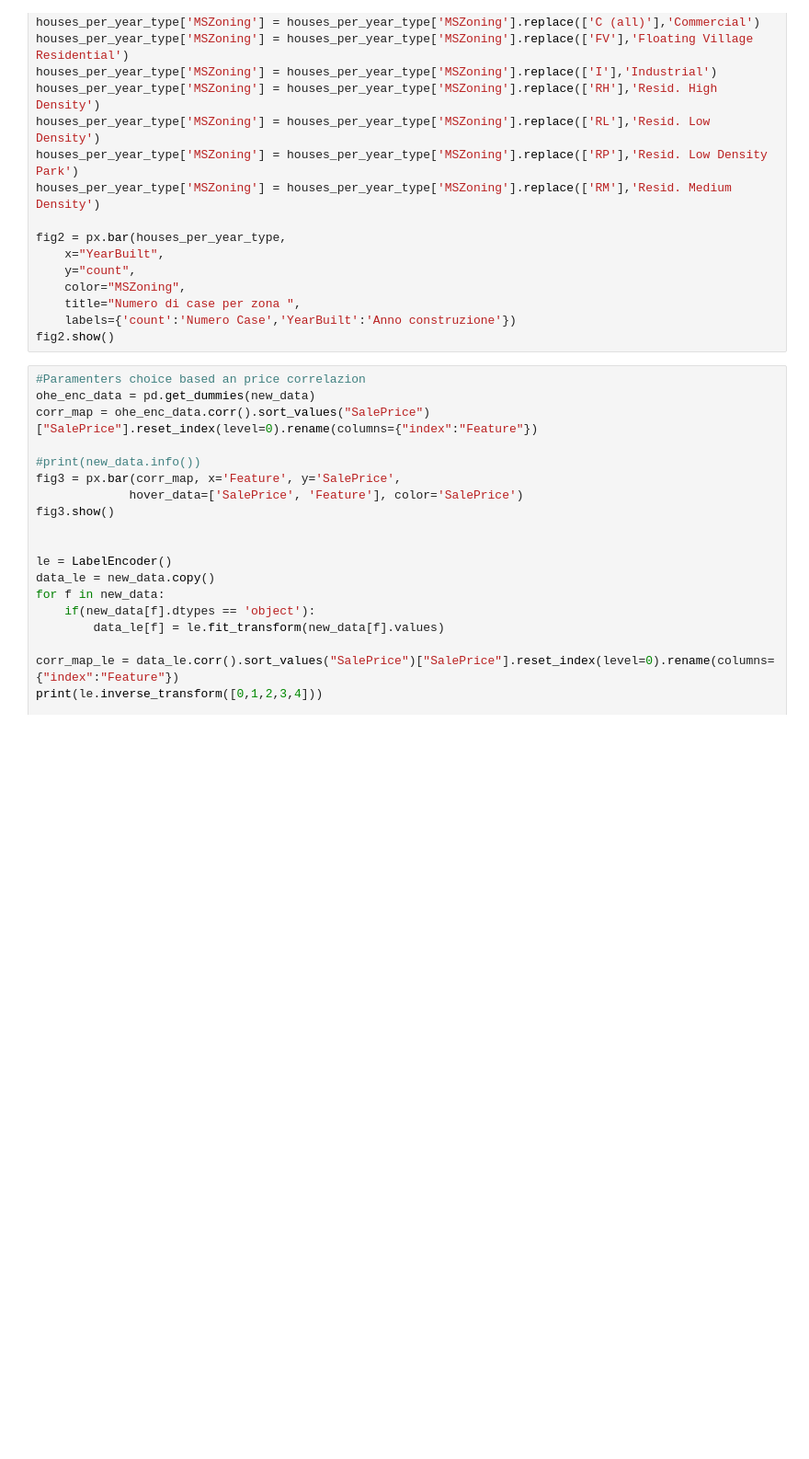
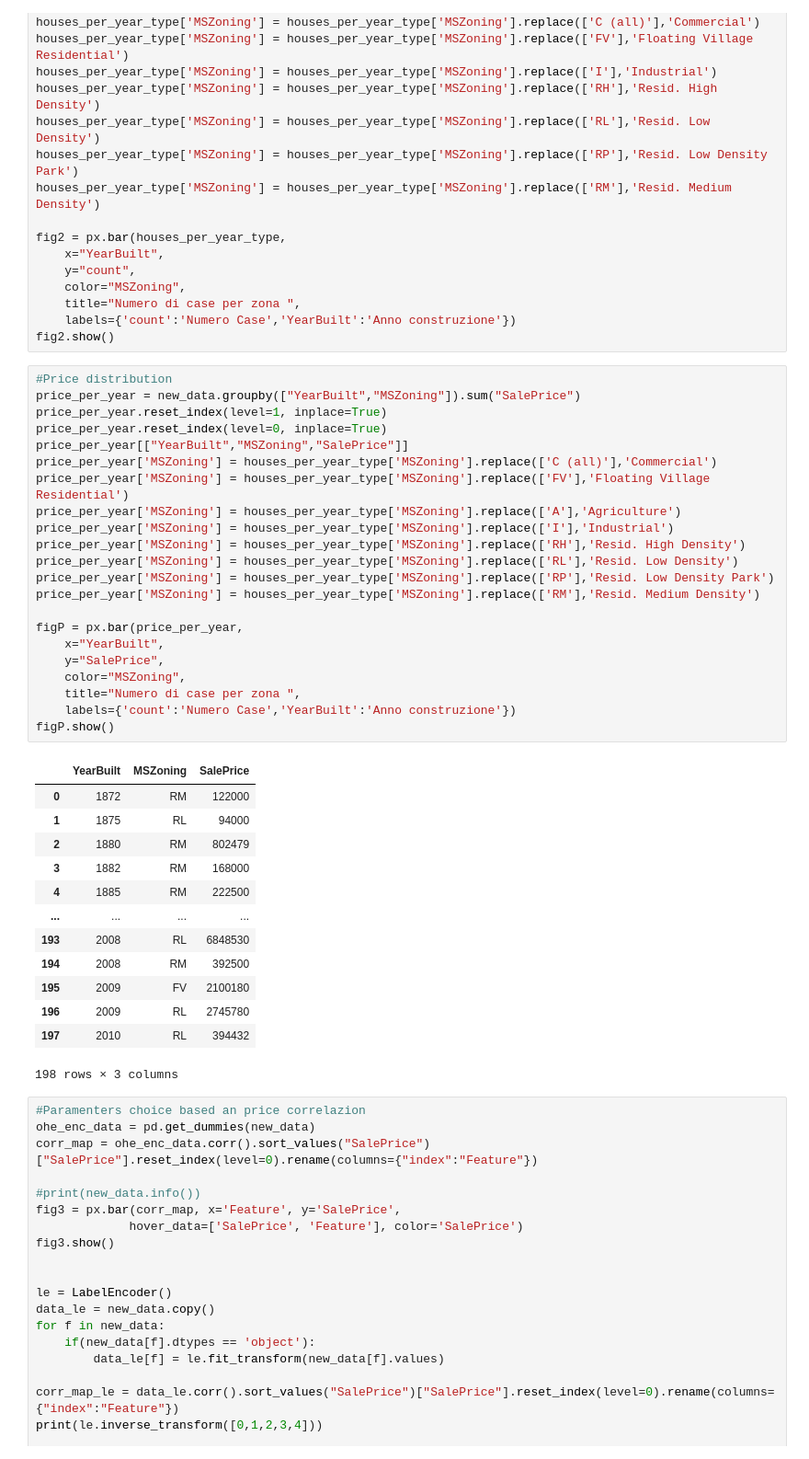
Before and after one commit to teosalza/houses_price, a Jupyter notebook: project/test_notebook.ipynb, the cells around one changed output. Shown: that part at 92% size. Drawn from its saved outputs; the diff is of its cells as text; blank space fills up the shorter version.

```diff
--- a/project/test_notebook.ipynb
+++ b/project/test_notebook.ipynb
@@ -209,6 +208,42 @@ fig2 = px.bar(houses_per_year_type,
     title="Numero di case per zona ",
     labels={'count':'Numero Case','YearBuilt':'Anno construzione'})
 fig2.show()
+# %%
+#Price distribution
+price_per_year = new_data.groupby(["YearBuilt","MSZoning"]).sum("SalePrice")
+price_per_year.reset_index(level=1, inplace=True)
+price_per_year.reset_index(level=0, inplace=True)
+price_per_year[["YearBuilt","MSZoning","SalePrice"]]
+price_per_year['MSZoning'] = houses_per_year_type['MSZoning'].replace(['C (all)'],'Commercial')
+price_per_year['MSZoning'] = houses_per_year_type['MSZoning'].replace(['FV'],'Floating Village Residential')
+price_per_year['MSZoning'] = houses_per_year_type['MSZoning'].replace(['A'],'Agriculture')
+price_per_year['MSZoning'] = houses_per_year_type['MSZoning'].replace(['I'],'Industrial')
+price_per_year['MSZoning'] = houses_per_year_type['MSZoning'].replace(['RH'],'Resid. High Density')
+price_per_year['MSZoning'] = houses_per_year_type['MSZoning'].replace(['RL'],'Resid. Low Density')
+price_per_year['MSZoning'] = houses_per_year_type['MSZoning'].replace(['RP'],'Resid. Low Density Park')
+price_per_year['MSZoning'] = houses_per_year_type['MSZoning'].replace(['RM'],'Resid. Medium Density')
+
+figP = px.bar(price_per_year,
+    x="YearBuilt",
+    y="SalePrice",
+    color="MSZoning",
+    title="Numero di case per zona ",
+    labels={'count':'Numero Case','YearBuilt':'Anno construzione'})
+figP.show()
+# %% [output]
+|  | YearBuilt | MSZoning | SalePrice |
+| 0 | 1872 | RM | 122000 |
+| 1 | 1875 | RL | 94000 |
+| 2 | 1880 | RM | 802479 |
+| 3 | 1882 | RM | 168000 |
+| 4 | 1885 | RM | 222500 |
+| ... | ... | ... | ... |
+| 193 | 2008 | RL | 6848530 |
+| 194 | 2008 | RM | 392500 |
+| 195 | 2009 | FV | 2100180 |
+| 196 | 2009 | RL | 2745780 |
+| 197 | 2010 | RL | 394432 |
+198 rows × 3 columns
 # %%
 #Paramenters choice based an price correlazion
 ohe_enc_data = pd.get_dummies(new_data)
```
Also changed, not shown: parts of 5 cells of this notebook, 4 other files.
